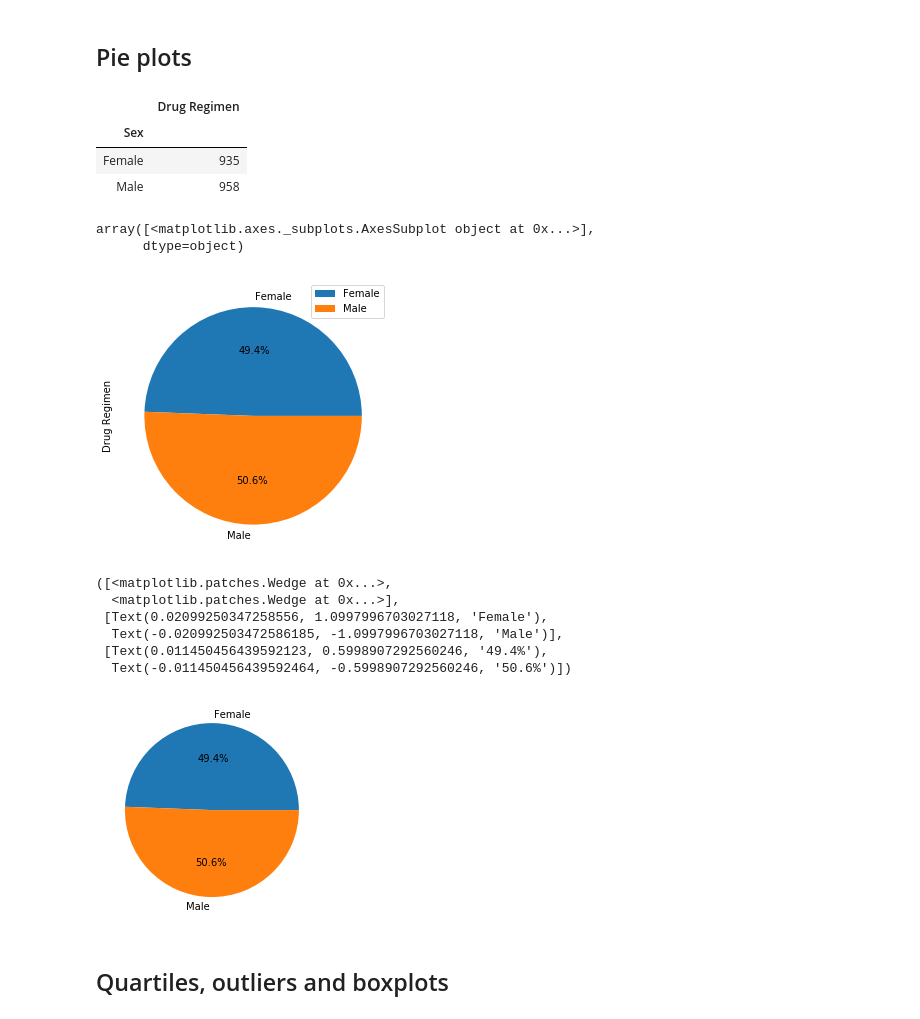
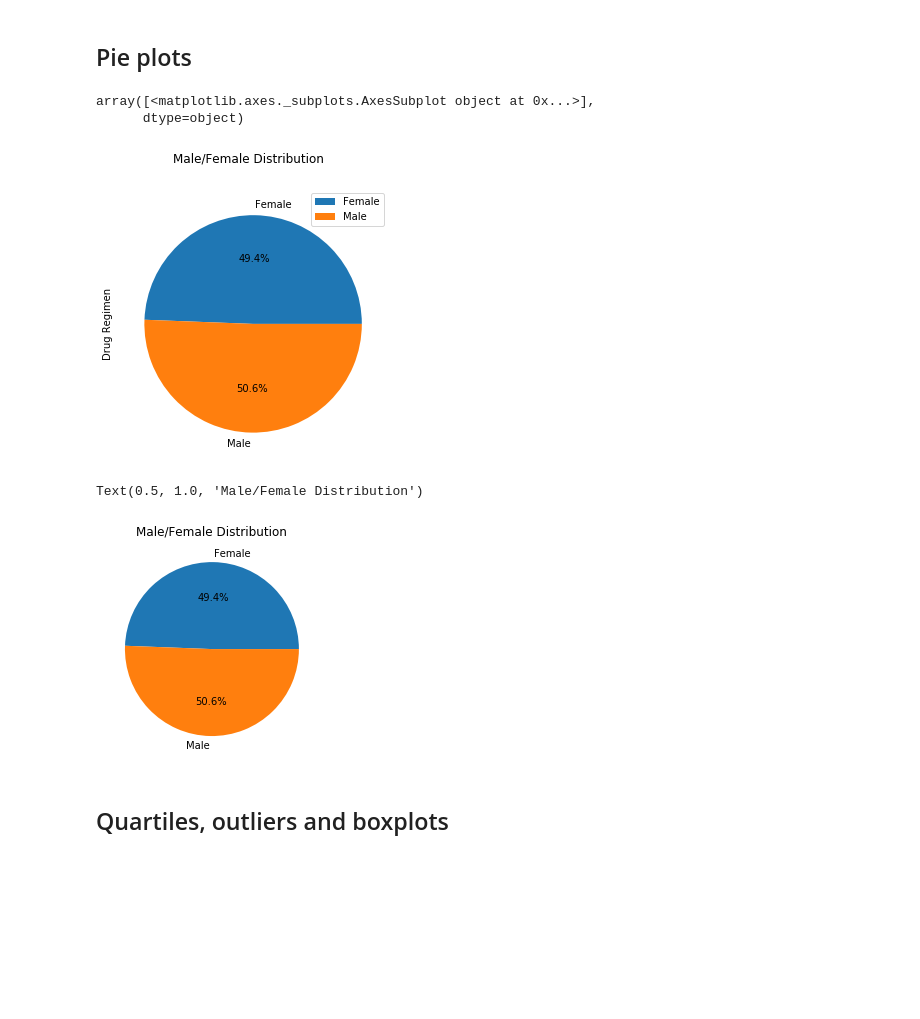
Before and after one commit to fkarimov69/Matplotlib-challenge, a Jupyter notebook: Pymaceuticals/Main.ipynb, the cells around one changed output. Drawn from its saved outputs; the diff is of its cells as text; code cells hidden in the pictures; blank space fills up the shorter version.

```diff
--- a/Pymaceuticals/Main.ipynb
+++ b/Pymaceuticals/Main.ipynb
@@ -151,18 +139,13 @@ df_pie=df[["Drug Regimen","Sex"]]
 #df_pie
 # %%
 df_pie_group=df_pie.groupby("Sex").count()
-df_pie_group.head()
+#df_pie_group.head()
-# %% [output]
-|  | Drug Regimen |
-| Sex |  |
-| Female | 935 |
-| Male | 958 |
 # %%
-df_pie_group.plot(kind="pie",subplots=True,figsize=(5,5),autopct="%1.1f%%")
+df_pie_group.plot(kind="pie",subplots=True,figsize=(5,5),autopct="%1.1f%%",title="Male/Female Distribution")
 # %% [output]
 array([<matplotlib.axes._subplots.AxesSubplot object at 0x...>],
       dtype=object)
-[figure, old version]
+[figure, new version]
 # %%
 df_pie_mat=df[["Drug Regimen","Sex"]]
 df_pie_mat.columns=["Drug","Gender"]
@@ -183,14 +166,10 @@ count=v["Drug"].tolist()
 # Generate a pie plot showing the distribution of female versus male mice using pyplot
 # %%
 plt.pie(count,labels=sex,autopct="%1.1f%%",startangle=0)
+plt.title('Male/Female Distribution')
 # %% [output]
-([<matplotlib.patches.Wedge at 0x...>,
-  <matplotlib.patches.Wedge at 0x...>],
- [Text(0.02099250347258556, 1.0997996703027118, 'Female'),
-  Text(-0.020992503472586185, -1.0997996703027118, 'Male')],
- [Text(0.011450456439592123, 0.5998907292560246, '49.4%'),
-  Text(-0.011450456439592464, -0.5998907292560246, '50.6%')])
+Text(0.5, 1.0, 'Male/Female Distribution')
-[figure, old version]
+[figure, new version]
 # %% [markdown]
 ## Quartiles, outliers and boxplots
 # %%
```
Also changed, not shown: parts of 10 cells of this notebook.
